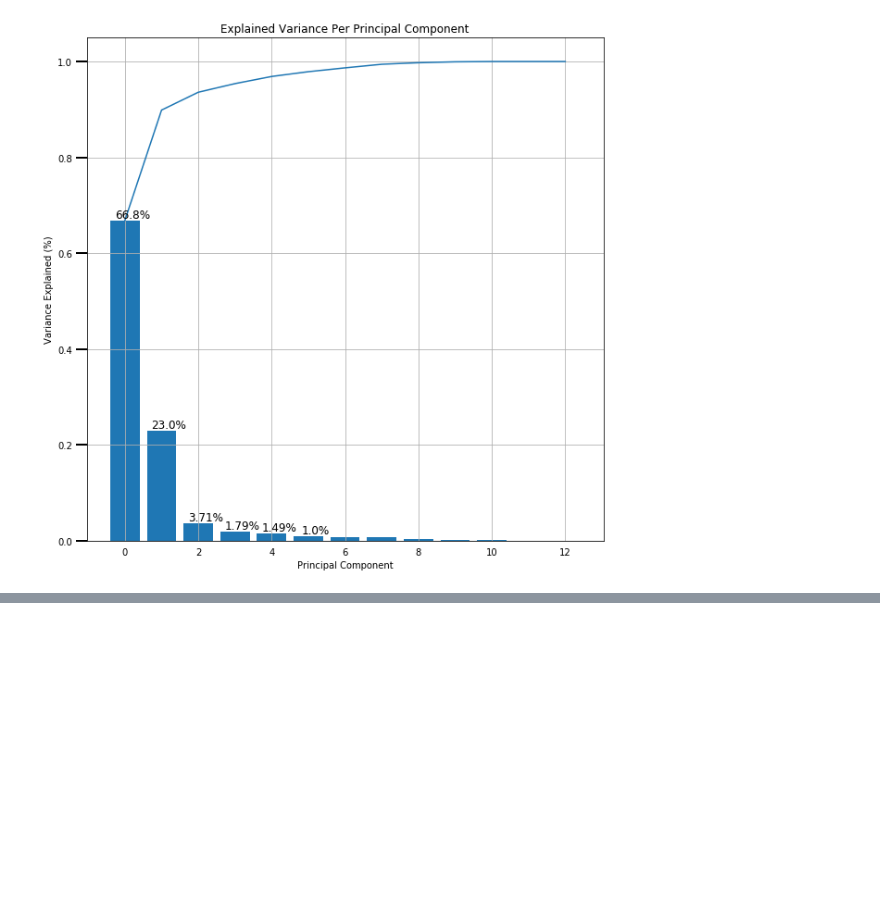
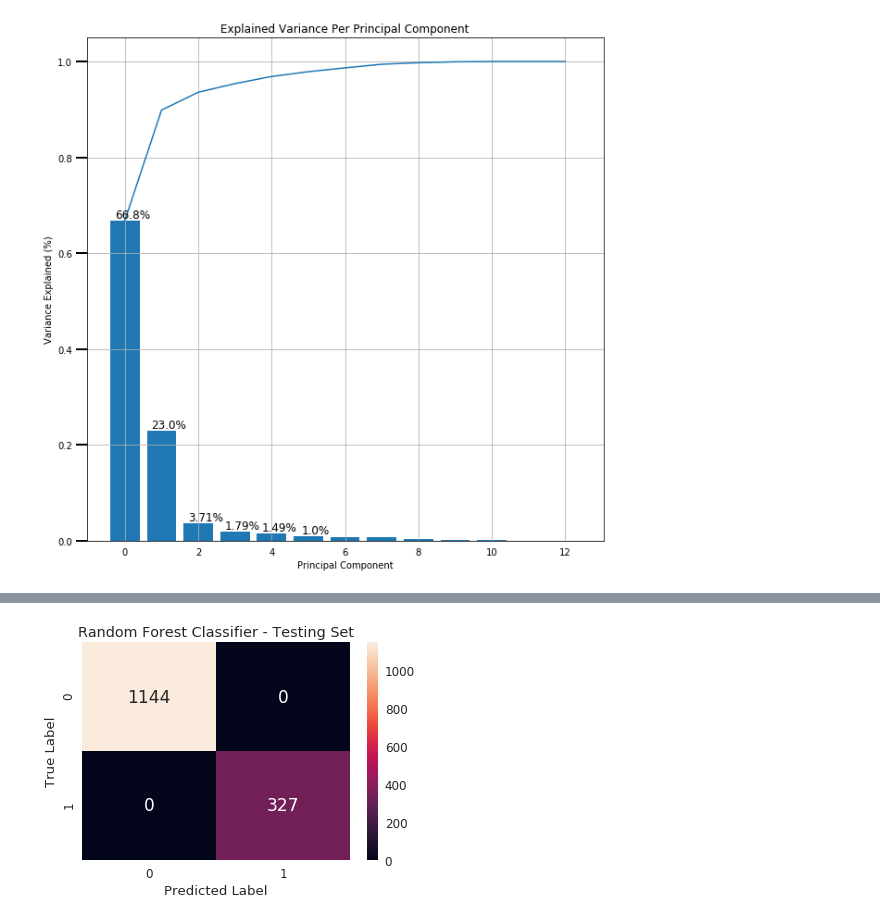
Before and after one commit to mkucz95/churn_prediction, a Jupyter notebook: Sparkify-Viz.ipynb, the cells around one changed output, grey strips where cells are left out. Cells and saved outputs as stored; diff of their text form; code cells hidden in the pictures; blank space fills up the shorter version.

Commit message:
docs: test set viz

```diff
--- a/Sparkify-Viz.ipynb
+++ b/Sparkify-Viz.ipynb
@@ -114,6 +114,8 @@ def conf_mtx(mtx, title=None):
     ax = sns.heatmap(mtx, annot=True,annot_kws={"size": 17}, fmt='g')
     ax.set(xlabel='Predicted Label', ylabel='True Label', title=title)
     plt.show()
+# %%
+conf_mtx_test=[[1144,0],[0,327]]
 # %%
 conf_mtx_1 = [[1043, 279], [0, 0]]
 # %%
@@ -120,0 +125,4 @@ conf_mtx(conf_mtx_1, 'Logistic Regression Confusion Mtx')
+# %%
+conf_mtx(conf_mtx_test, 'Random Forest Classifier - Testing Set')
+# %% [output]
+[figure, added]
```
Also changed, not shown: parts of 1 cell of this notebook.
